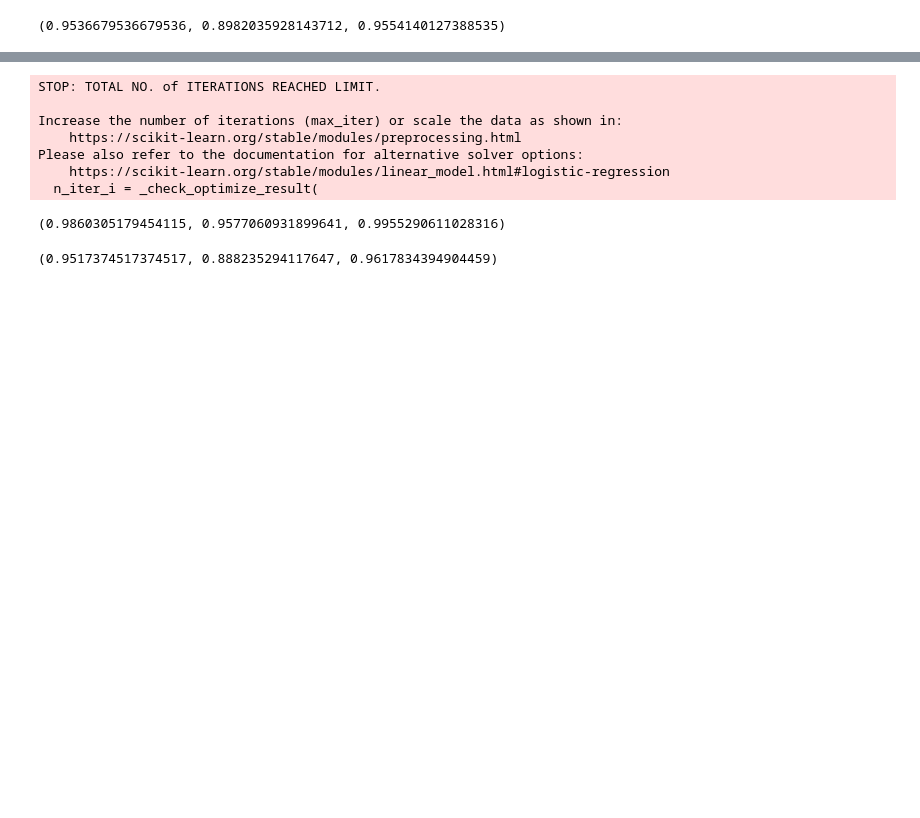
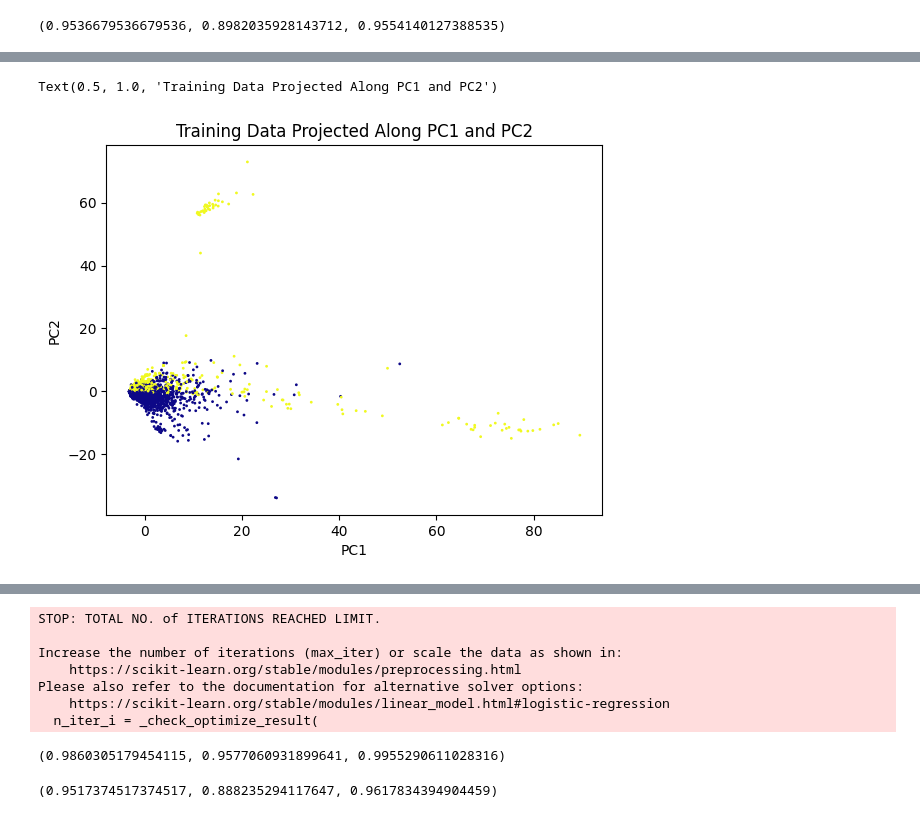
Before and after one commit to adnan10ashraf/spam_classifier, a Jupyter notebook: spam_classifier.ipynb, the cells around one changed output, grey strips where cells are left out. Cells and saved outputs as stored; diff of their text form; code cells hidden in the pictures; blank space fills up the shorter version.

```diff
--- a/spam_classifier.ipynb
+++ b/spam_classifier.ipynb
@@ -79,13 +82,13 @@ modelStats(y_train, y_train_predict)
 SVM with cross validation
 # %%
 # Pipeline model to then use to run grid search cross validation
-pipe = Pipeline([('count-vec', CountVectorizer(stop_words='english')), ('svm', svm.SVC())])
-grid = {
-    'count-vec__min_df': [30, 40, 50, 75, 100],
-    'count-vec__max_df': [3500, 4000, 4500],
-    'count-vec__binary': [True, False],
-    'svm__kernel': ['rbf', 'linear', 'sigmoid'],
-    'svm__C': [1.0, 15.0, 50.0]
-}
-grid_search = GridSearchCV(pipe, param_grid=grid)
-grid_search.fit(x_train, y_train)
+# pipe = Pipeline([('count-vec', CountVectorizer(stop_words='english')), ('svm', svm.SVC())])
+# grid = {
+#     'count-vec__min_df': [30, 40, 50, 75, 100],
+#     'count-vec__max_df': [3500, 4000, 4500],
+#     'count-vec__binary': [True, False],
+#     'svm__kernel': ['rbf', 'linear', 'sigmoid'],
+#     'svm__C': [1.0, 15.0, 50.0]
+# }
+# grid_search = GridSearchCV(pipe, param_grid=grid)
+# grid_search.fit(x_train, y_train)
@@ -120,0 +146,8 @@ modelStats(y_test, test_predictions)
+# %%
+plt.scatter(x_train_pca[:,0], x_train_pca[:,1], s=1, c=y_train, cmap='plasma')
+plt.xlabel('PC1')
+plt.ylabel('PC2')
+plt.title('Training Data Projected Along PC1 and PC2')
+# %% [output]
+Text(0.5, 1.0, 'Training Data Projected Along PC1 and PC2')
+[figure, added]
```
Also changed, not shown: parts of 19 cells of this notebook.
